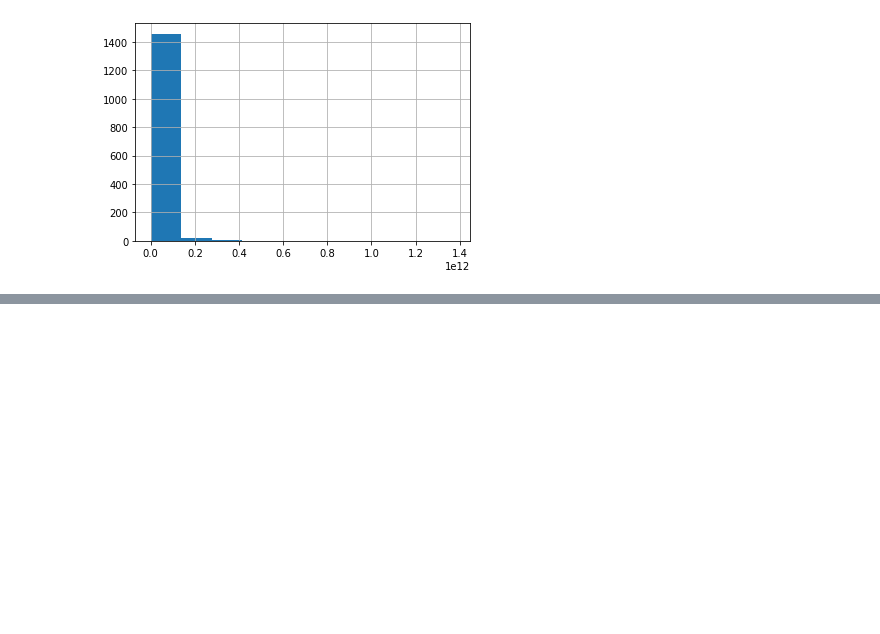
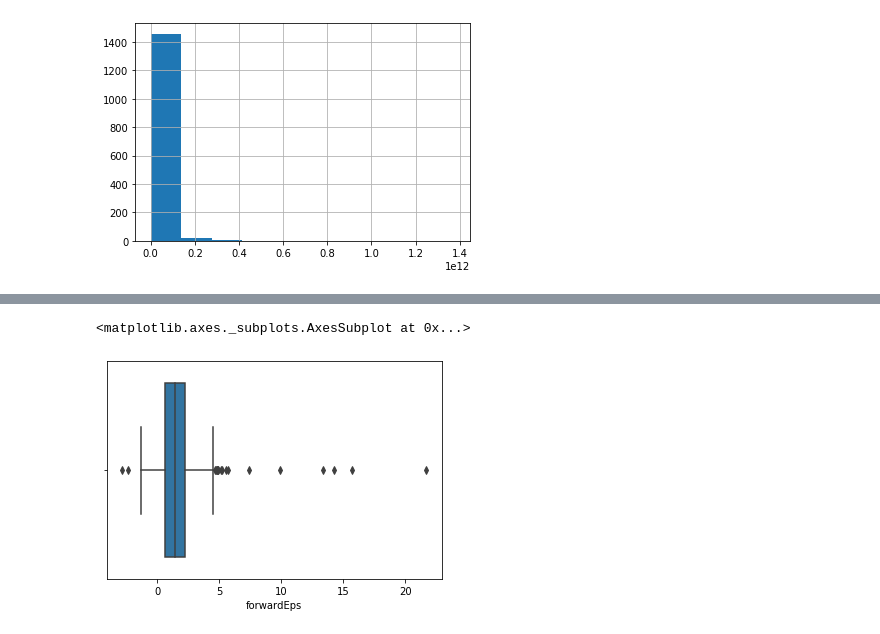
Before and after one commit to ipatel467/Stock-Market-Analysis, a Jupyter notebook: StocksP2.ipynb, the cells around one changed output, grey strips where cells are left out. Cells and saved outputs as stored; diff of their text form; code cells hidden in the pictures; blank space fills up the shorter version.

```diff
--- a/StocksP2.ipynb
+++ b/StocksP2.ipynb
@@ -429,0 +395,5 @@ large['marketCap'].hist()
+# %%
+sns.boxplot(x= medium['forwardEps'])
+# %% [output]
+<matplotlib.axes._subplots.AxesSubplot at 0x...>
+[figure, added]
```
Also changed, not shown: parts of 9 cells of this notebook.
